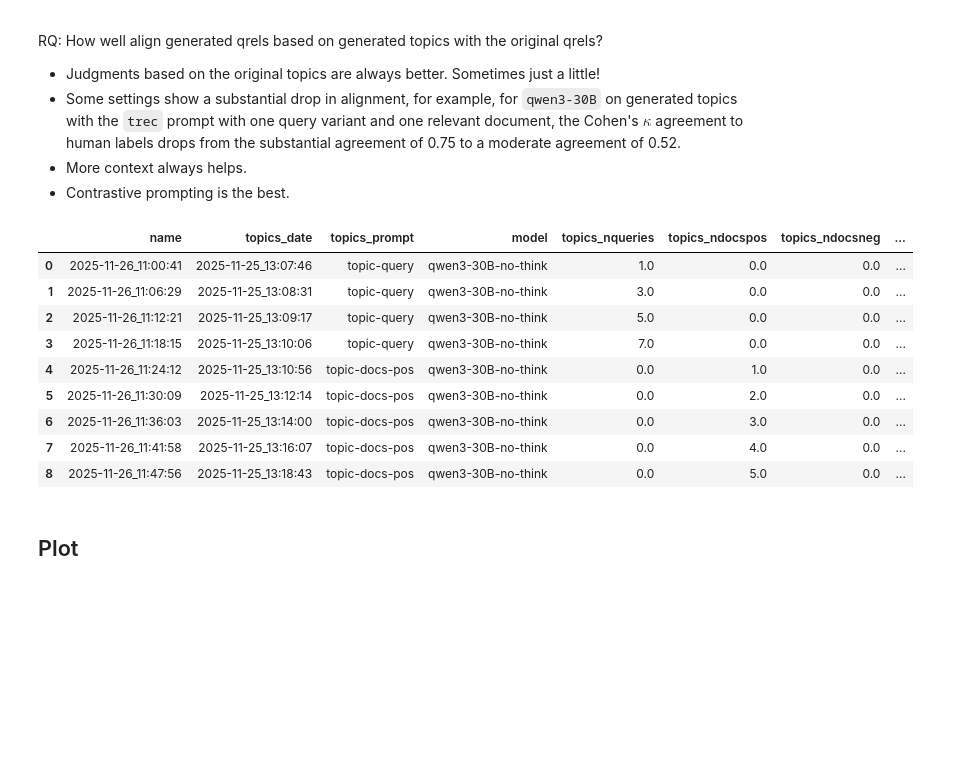
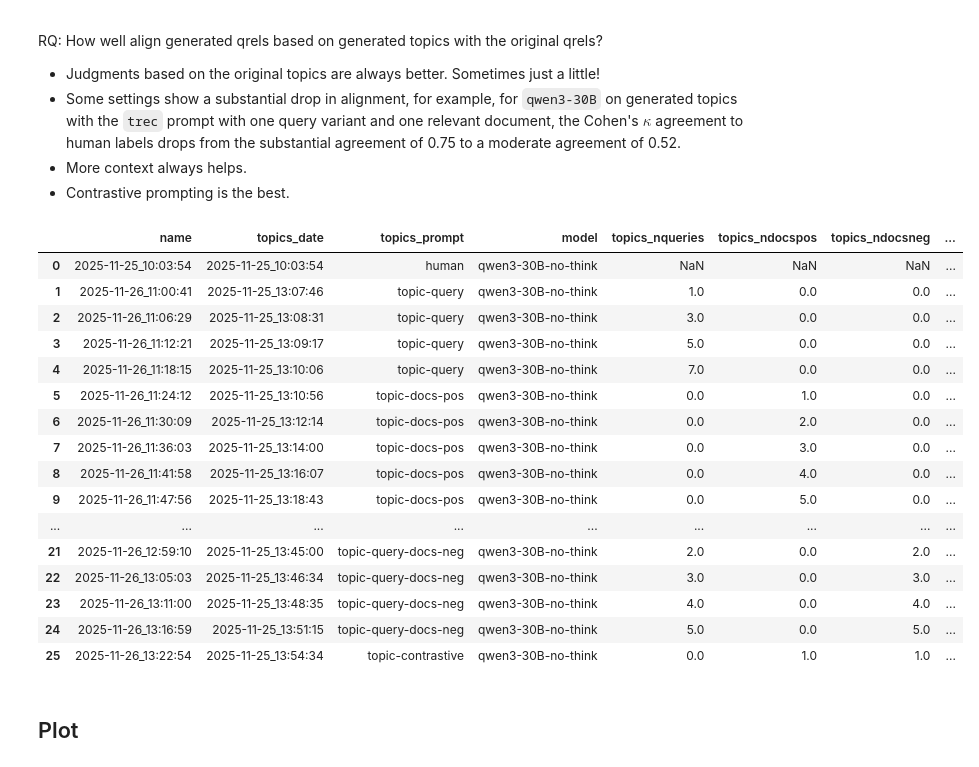
Before and after one commit to irgroup/SIGIR26-Synthesized-Information-Needs, a Jupyter notebook: notebooks/evaluate-alignment.ipynb, the cells around one changed output. Drawn from its saved outputs; the diff is of its cells as text; code cells hidden in the pictures; blank space fills up the shorter version.

```diff
--- a/notebooks/evaluate-alignment.ipynb
+++ b/notebooks/evaluate-alignment.ipynb
@@ -53,31 +61,39 @@ RQ: How well align generated qrels based on generated topics with the original q
 # %%
 model = "qwen3-30B-no-think"  # df["model"]
 prompt_sorter = [
+    "human",
     "topic-query",
     "topic-docs-pos",
     "topic-docs-neg",
     "topic-query-docs-pos",
     "topic-query-docs-neg",
     "topic-contrastive",
     "topic-query-contrastive"
 ]
 df["topics_prompt"] = pd.Categorical(df["topics_prompt"], prompt_sorter)
 
 df[(df["prompt"] == "-DNA-zero-shot") & \
-      (df["model"] == model) &
-   ((df["model"] == df["topics_model"]) | (df["topics_model"] == "trec assessors"))] \
+    #   (df["model"] == model) &
+   ((df["model"] == df["topics_model"]) | (df["topics_model"] == "human"))] \
     .sort_values(by=["model", "topics_prompt"], ascending=[True, True])[["name", "topics_date", "topics_prompt", "model", "topics_nqueries", "topics_ndocspos", "topics_ndocsneg", "CohenKappa", "MeanAverageError", "AreaUnderReceiver"]]
 # %% [output]
 |  | name | topics_date | topics_prompt | model | topics_nqueries | topics_ndocspos | topics_ndocsneg | ... |
-| 0 | 2025-11-26_11:00:41 | 2025-11-25_13:07:46 | topic-query | qwen3-30B-no-think | 1.0 | 0.0 | 0.0 | ... |
-| 1 | 2025-11-26_11:06:29 | 2025-11-25_13:08:31 | topic-query | qwen3-30B-no-think | 3.0 | 0.0 | 0.0 | ... |
-| 2 | 2025-11-26_11:12:21 | 2025-11-25_13:09:17 | topic-query | qwen3-30B-no-think | 5.0 | 0.0 | 0.0 | ... |
-| 3 | 2025-11-26_11:18:15 | 2025-11-25_13:10:06 | topic-query | qwen3-30B-no-think | 7.0 | 0.0 | 0.0 | ... |
-| 4 | 2025-11-26_11:24:12 | 2025-11-25_13:10:56 | topic-docs-pos | qwen3-30B-no-think | 0.0 | 1.0 | 0.0 | ... |
-| 5 | 2025-11-26_11:30:09 | 2025-11-25_13:12:14 | topic-docs-pos | qwen3-30B-no-think | 0.0 | 2.0 | 0.0 | ... |
-| 6 | 2025-11-26_11:36:03 | 2025-11-25_13:14:00 | topic-docs-pos | qwen3-30B-no-think | 0.0 | 3.0 | 0.0 | ... |
-| 7 | 2025-11-26_11:41:58 | 2025-11-25_13:16:07 | topic-docs-pos | qwen3-30B-no-think | 0.0 | 4.0 | 0.0 | ... |
-| 8 | 2025-11-26_11:47:56 | 2025-11-25_13:18:43 | topic-docs-pos | qwen3-30B-no-think | 0.0 | 5.0 | 0.0 | ... |
+| 0 | 2025-11-25_10:03:54 | 2025-11-25_10:03:54 | human | qwen3-30B-no-think | NaN | NaN | NaN | ... |
+| 1 | 2025-11-26_11:00:41 | 2025-11-25_13:07:46 | topic-query | qwen3-30B-no-think | 1.0 | 0.0 | 0.0 | ... |
+| 2 | 2025-11-26_11:06:29 | 2025-11-25_13:08:31 | topic-query | qwen3-30B-no-think | 3.0 | 0.0 | 0.0 | ... |
+| 3 | 2025-11-26_11:12:21 | 2025-11-25_13:09:17 | topic-query | qwen3-30B-no-think | 5.0 | 0.0 | 0.0 | ... |
+| 4 | 2025-11-26_11:18:15 | 2025-11-25_13:10:06 | topic-query | qwen3-30B-no-think | 7.0 | 0.0 | 0.0 | ... |
+| 5 | 2025-11-26_11:24:12 | 2025-11-25_13:10:56 | topic-docs-pos | qwen3-30B-no-think | 0.0 | 1.0 | 0.0 | ... |
+| 6 | 2025-11-26_11:30:09 | 2025-11-25_13:12:14 | topic-docs-pos | qwen3-30B-no-think | 0.0 | 2.0 | 0.0 | ... |
+| 7 | 2025-11-26_11:36:03 | 2025-11-25_13:14:00 | topic-docs-pos | qwen3-30B-no-think | 0.0 | 3.0 | 0.0 | ... |
+| 8 | 2025-11-26_11:41:58 | 2025-11-25_13:16:07 | topic-docs-pos | qwen3-30B-no-think | 0.0 | 4.0 | 0.0 | ... |
+| 9 | 2025-11-26_11:47:56 | 2025-11-25_13:18:43 | topic-docs-pos | qwen3-30B-no-think | 0.0 | 5.0 | 0.0 | ... |
+| ... | ... | ... | ... | ... | ... | ... | ... | ... |
+| 21 | 2025-11-26_12:59:10 | 2025-11-25_13:45:00 | topic-query-docs-neg | qwen3-30B-no-think | 2.0 | 0.0 | 2.0 | ... |
+| 22 | 2025-11-26_13:05:03 | 2025-11-25_13:46:34 | topic-query-docs-neg | qwen3-30B-no-think | 3.0 | 0.0 | 3.0 | ... |
+| 23 | 2025-11-26_13:11:00 | 2025-11-25_13:48:35 | topic-query-docs-neg | qwen3-30B-no-think | 4.0 | 0.0 | 4.0 | ... |
+| 24 | 2025-11-26_13:16:59 | 2025-11-25_13:51:15 | topic-query-docs-neg | qwen3-30B-no-think | 5.0 | 0.0 | 5.0 | ... |
+| 25 | 2025-11-26_13:22:54 | 2025-11-25_13:54:34 | topic-contrastive | qwen3-30B-no-think | 0.0 | 1.0 | 1.0 | ... |
 # %% [markdown]
 ## Plot
 # %%
```
Also changed, not shown: parts of 3 cells of this notebook, 1 other file.
